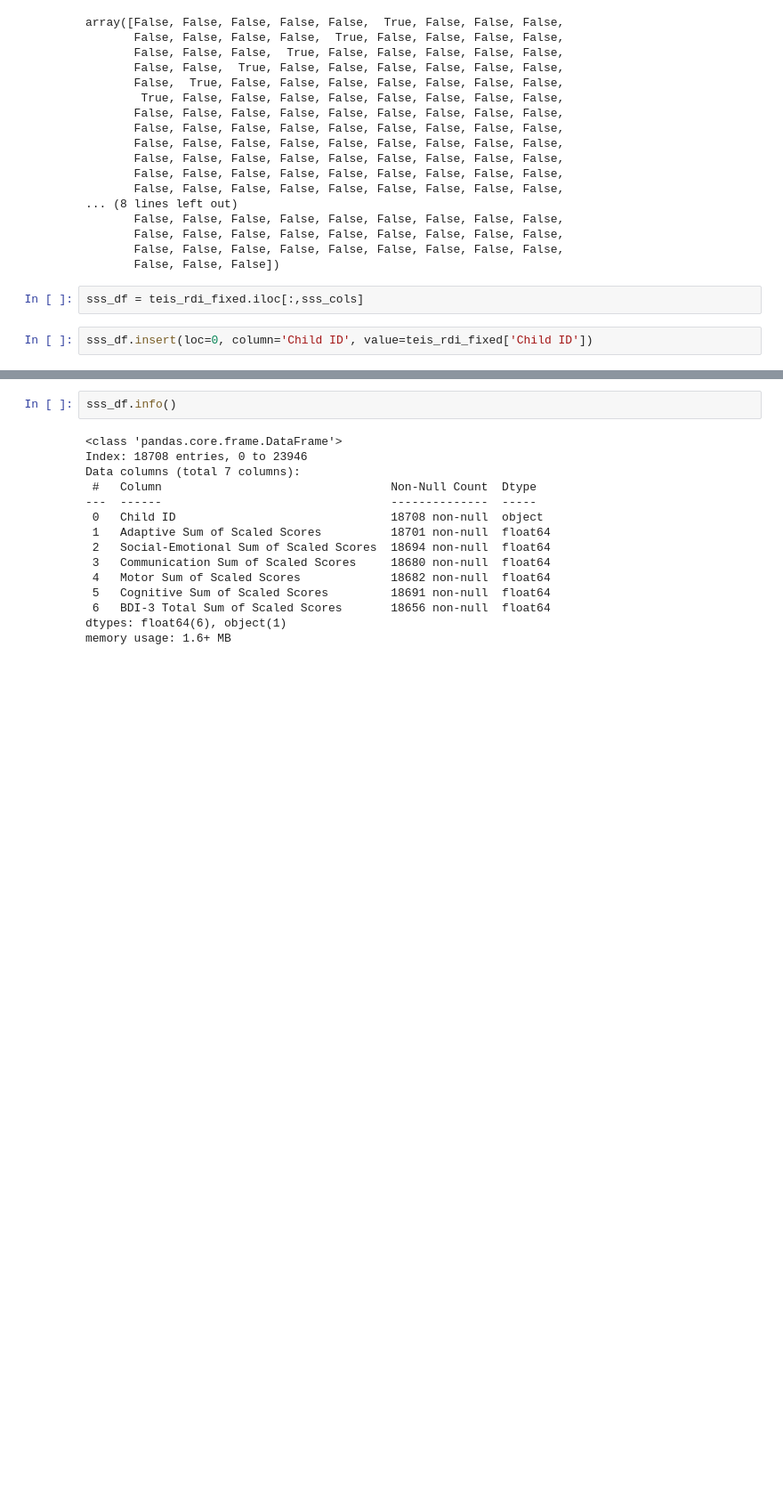
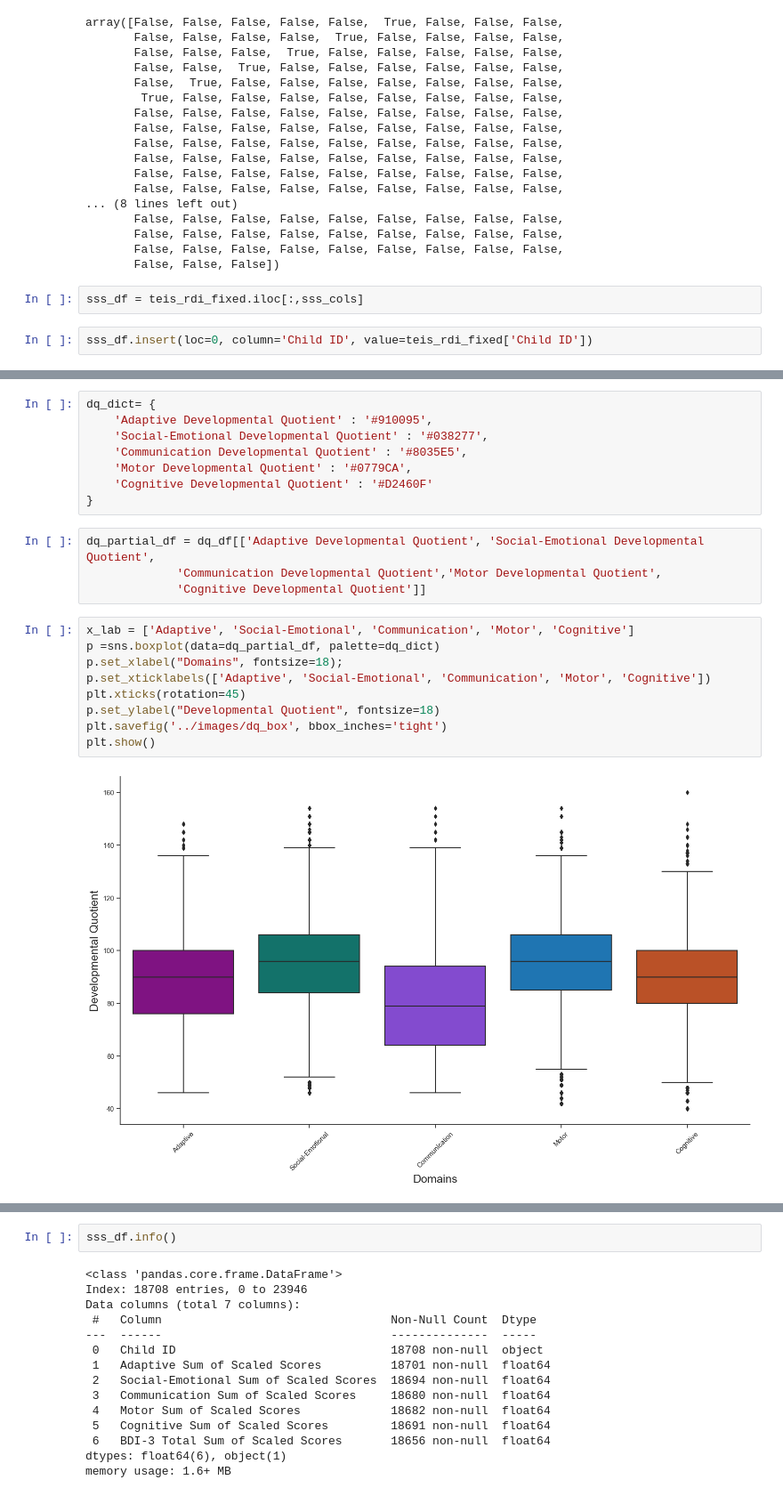
Before and after one commit to NSS-Data-Analytics-Cohort-10/teis-pugrammers, a Jupyter notebook: notebooks/teis_prelim.ipynb, the cells around one changed output, grey strips where cells are left out. Shown at 89% size. Saved outputs shown, nothing was run; the diff lists cells and outputs as text; blank space fills up the shorter version.

```diff
--- a/notebooks/teis_prelim.ipynb
+++ b/notebooks/teis_prelim.ipynb
@@ -362,3 +398,26 @@ sss_df.insert(loc=0, column='Child ID', value=teis_rdi_fixed['Child ID'])
+# %%
+dq_dict= {
+    'Adaptive Developmental Quotient' : '#910095',
+    'Social-Emotional Developmental Quotient' : '#038277',
+    'Communication Developmental Quotient' : '#8035E5',
+    'Motor Developmental Quotient' : '#0779CA',
+    'Cognitive Developmental Quotient' : '#D2460F'
+}
+# %%
+dq_partial_df = dq_df[['Adaptive Developmental Quotient', 'Social-Emotional Developmental Quotient',
+             'Communication Developmental Quotient','Motor Developmental Quotient',
+             'Cognitive Developmental Quotient']]
+# %%
+x_lab = ['Adaptive', 'Social-Emotional', 'Communication', 'Motor', 'Cognitive']
+p =sns.boxplot(data=dq_partial_df, palette=dq_dict)
+p.set_xlabel("Domains", fontsize=18);
+p.set_xticklabels(['Adaptive', 'Social-Emotional', 'Communication', 'Motor', 'Cognitive'])
+plt.xticks(rotation=45)
+p.set_ylabel("Developmental Quotient", fontsize=18)
+plt.savefig('../images/dq_box', bbox_inches='tight')
+plt.show()
+# %% [output]
+[figure, added]
 # %%
 xlab = ['Adapt-PR-SS', 'Cog-AM-SS', 'Com-EC-SS',
         'Mot-FM-SS', 'Soc-AI-SS']
```
Also changed, not shown: parts of 20 cells of this notebook, 4 other files.
